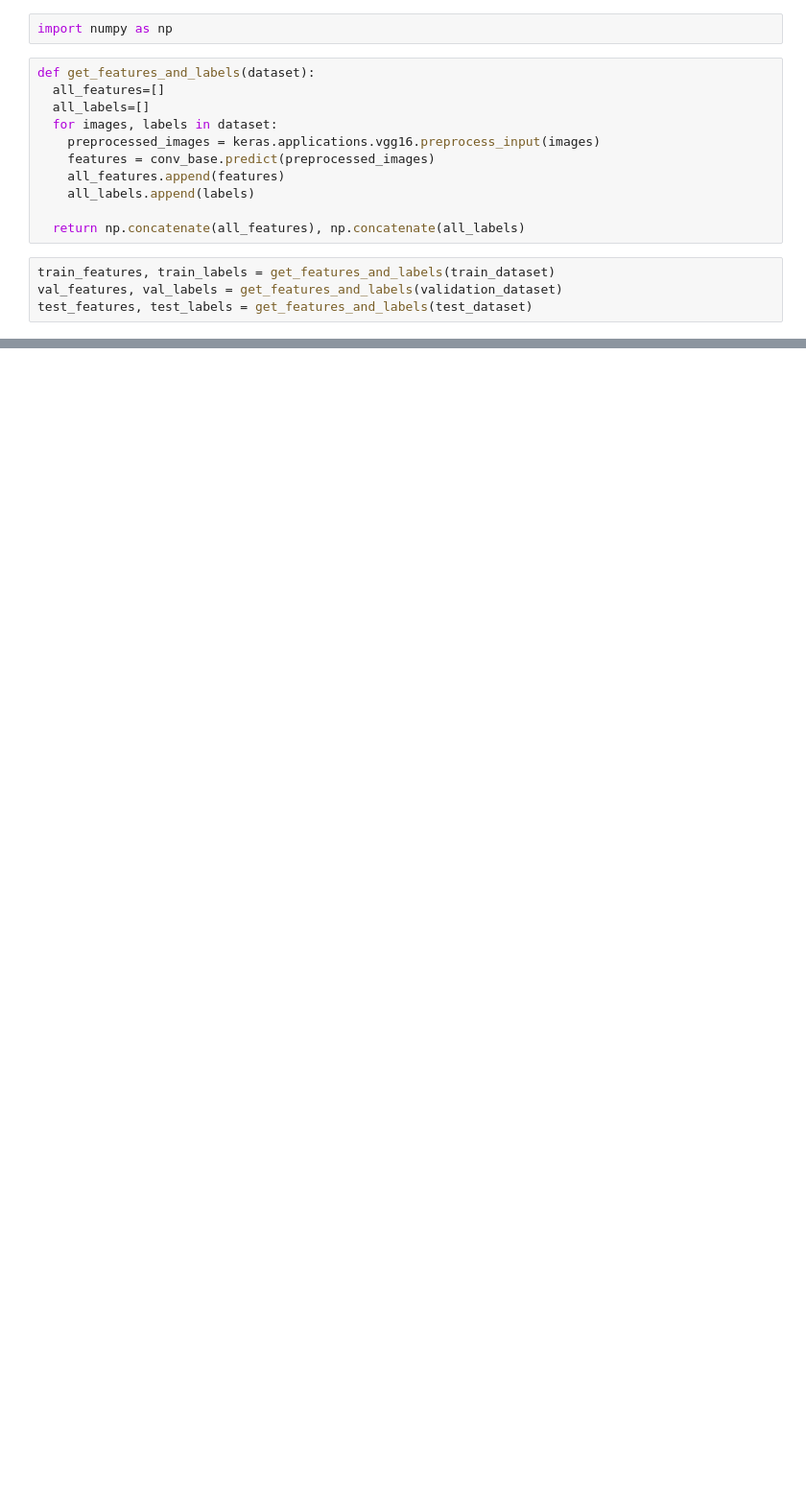
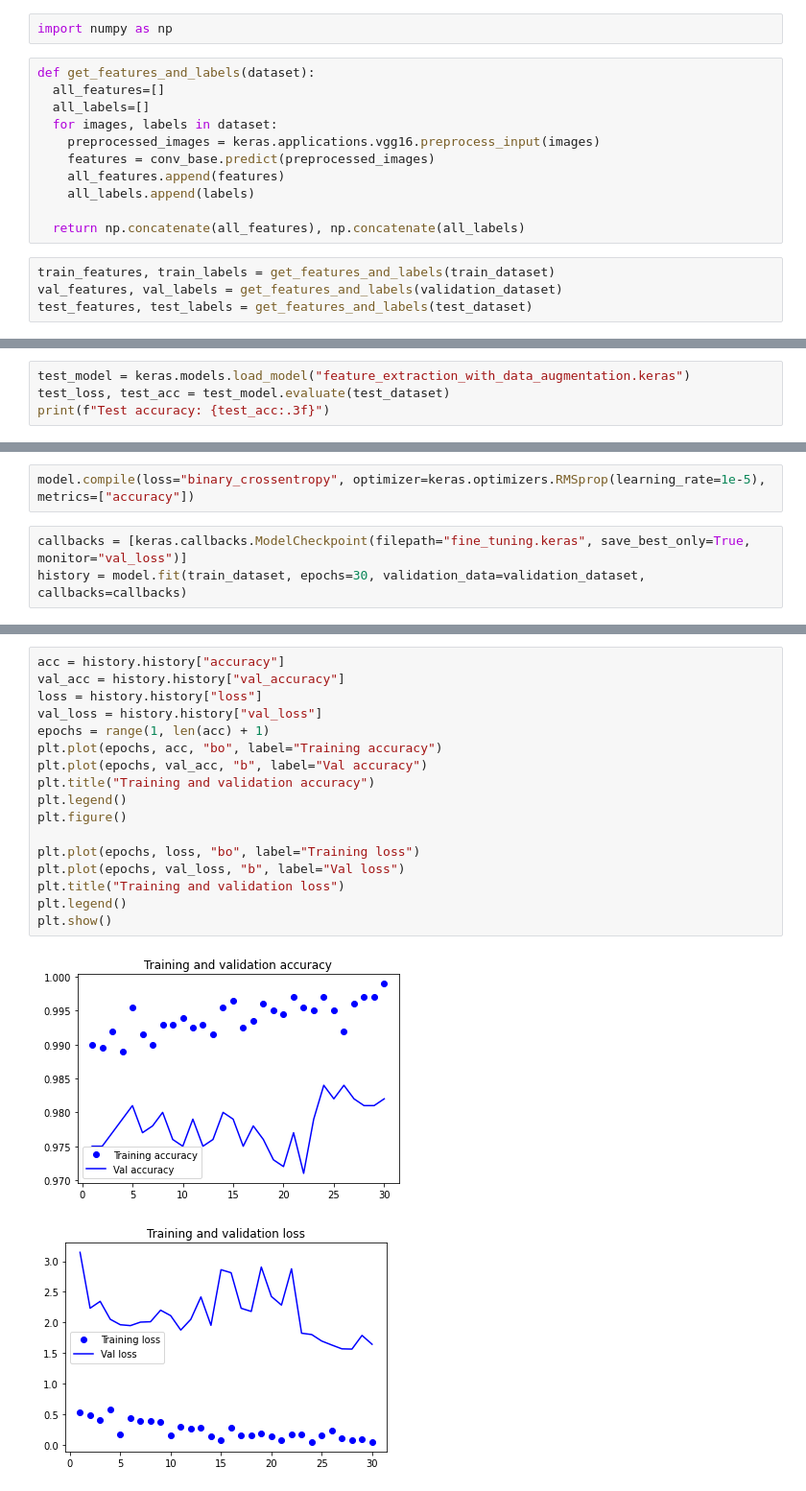
Before and after one commit to thatguyandy27/DLWithPython, a Jupyter notebook: chapter8/Chapter8.ipynb, the cells around one changed output, grey strips where cells are left out. Shown: that part at 96% size. Cells and saved outputs as stored; diff of their text form; blank space fills up the shorter version.

```diff
--- a/chapter8/Chapter8.ipynb
+++ b/chapter8/Chapter8.ipynb
@@ -322,0 +441,4 @@ test_features, test_labels = get_features_and_labels(test_dataset)
+# %%
+test_model = keras.models.load_model("feature_extraction_with_data_augmentation.keras")
+test_loss, test_acc = test_model.evaluate(test_dataset)
+print(f"Test accuracy: {test_acc:.3f}")
@@ -322,0 +454,5 @@ test_features, test_labels = get_features_and_labels(test_dataset)
+# %%
+model.compile(loss="binary_crossentropy", optimizer=keras.optimizers.RMSprop(learning_rate=1e-5), metrics=["accuracy"])
+# %%
+callbacks = [keras.callbacks.ModelCheckpoint(filepath="fine_tuning.keras", save_best_only=True, monitor="val_loss")]
+history = model.fit(train_dataset, epochs=30, validation_data=validation_dataset, callbacks=callbacks)
@@ -322,0 +477,20 @@ test_features, test_labels = get_features_and_labels(test_dataset)
+# %%
+acc = history.history["accuracy"]
+val_acc = history.history["val_accuracy"]
+loss = history.history["loss"]
+val_loss = history.history["val_loss"]
+epochs = range(1, len(acc) + 1)
+plt.plot(epochs, acc, "bo", label="Training accuracy")
+plt.plot(epochs, val_acc, "b", label="Val accuracy")
+plt.title("Training and validation accuracy")
+plt.legend()
+plt.figure()
+
+plt.plot(epochs, loss, "bo", label="Training loss")
+plt.plot(epochs, val_loss, "b", label="Val loss")
+plt.title("Training and validation loss")
+plt.legend()
+plt.show()
+# %% [output]
+[figure, added]
+[figure, added]
```
Also changed, not shown: parts of 18 cells of this notebook.
